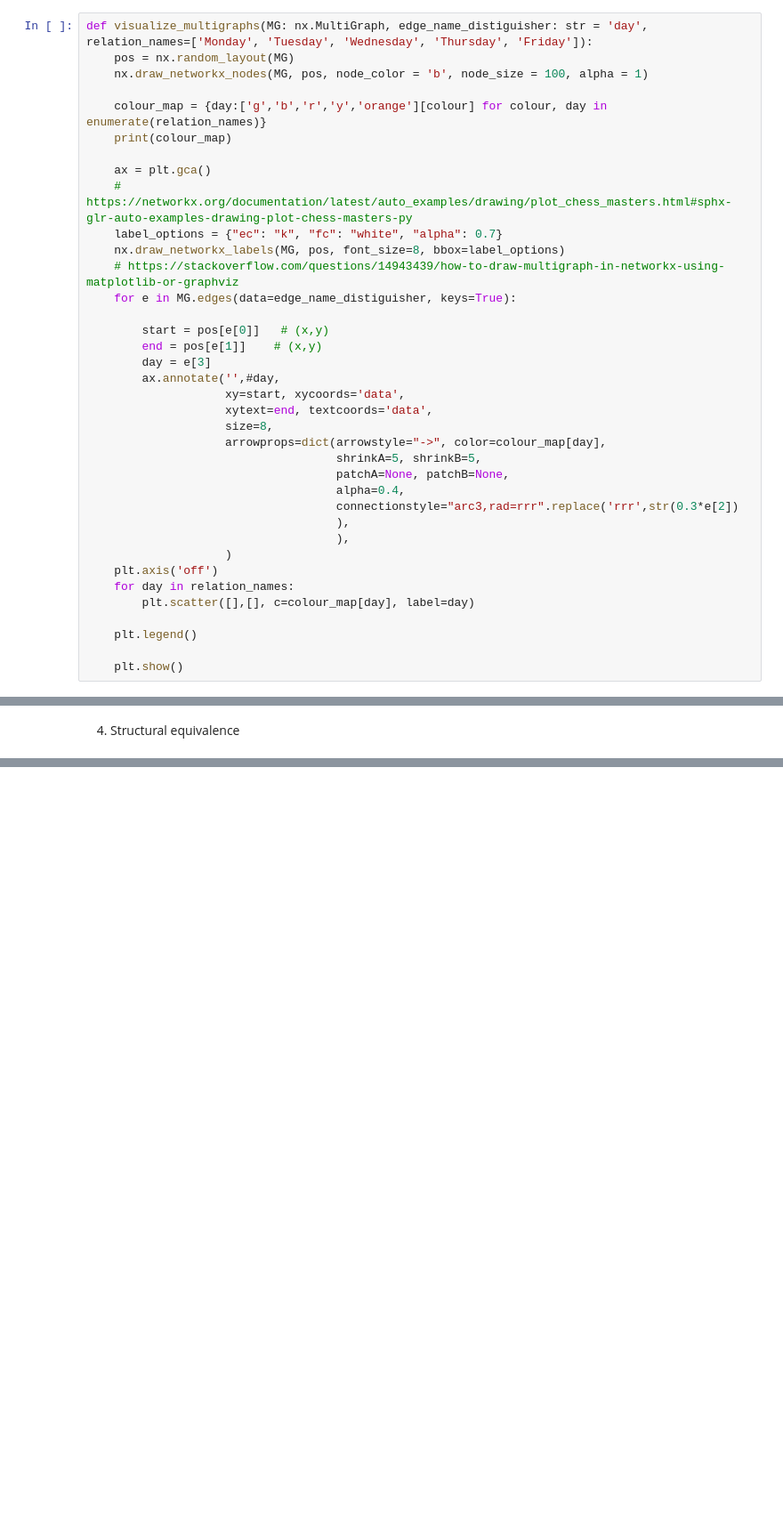
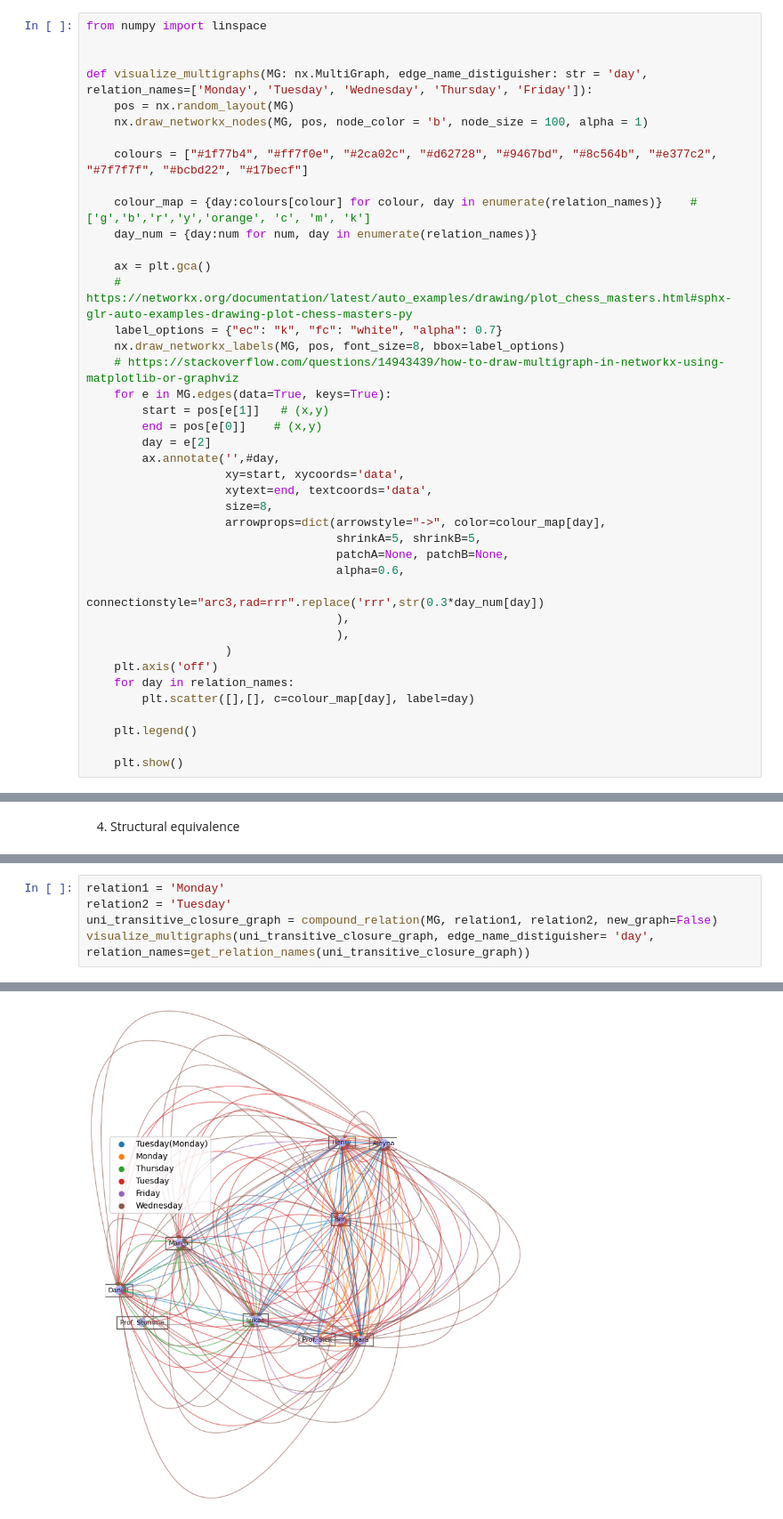
Before and after one commit to KlaraGtknst/SozNet_WS23_34, a Jupyter notebook: task5/SNAEx5b-KlaraGutekunst35677772.ipynb, the cells around one changed output, grey strips where cells are left out. Shown at 89% size. Saved outputs shown, nothing was run; the diff lists cells and outputs as text; blank space fills up the shorter version.

```diff
--- a/task5/SNAEx5b-KlaraGutekunst35677772.ipynb
+++ b/task5/SNAEx5b-KlaraGutekunst35677772.ipynb
@@ -74,21 +94,25 @@ print(MG.adj)
 # %%
+from numpy import linspace
+
+
 def visualize_multigraphs(MG: nx.MultiGraph, edge_name_distiguisher: str = 'day', relation_names=['Monday', 'Tuesday', 'Wednesday', 'Thursday', 'Friday']):
     pos = nx.random_layout(MG)
     nx.draw_networkx_nodes(MG, pos, node_color = 'b', node_size = 100, alpha = 1)
 
-    colour_map = {day:['g','b','r','y','orange'][colour] for colour, day in enumerate(relation_names)}
-    print(colour_map)
+    colours = ["#1f77b4", "#ff7f0e", "#2ca02c", "#d62728", "#9467bd", "#8c564b", "#e377c2", "#7f7f7f", "#bcbd22", "#17becf"]
+
+    colour_map = {day:colours[colour] for colour, day in enumerate(relation_names)}    #['g','b','r','y','orange', 'c', 'm', 'k']
+    day_num = {day:num for num, day in enumerate(relation_names)}
 
     ax = plt.gca()
     # https://networkx.org/documentation/latest/auto_examples/drawing/plot_chess_masters.html#sphx-glr-auto-examples-drawing-plot-chess-masters-py
     label_options = {"ec": "k", "fc": "white", "alpha": 0.7}
     nx.draw_networkx_labels(MG, pos, font_size=8, bbox=label_options)
     # https://stackoverflow.com/questions/14943439/how-to-draw-multigraph-in-networkx-using-matplotlib-or-graphviz
-    for e in MG.edges(data=edge_name_distiguisher, keys=True):
-
-        start = pos[e[0]]   # (x,y)
-        end = pos[e[1]]    # (x,y)
-        day = e[3]
+    for e in MG.edges(data=True, keys=True):
+        start = pos[e[1]]   # (x,y)
+        end = pos[e[0]]    # (x,y)
+        day = e[2]
         ax.annotate('',#day,
                     xy=start, xycoords='data',
                     xytext=end, textcoords='data',
@@ -96,8 +120,8 @@ def visualize_multigraphs(MG: nx.MultiGraph, edge_name_distiguisher: str = 'day'
                     arrowprops=dict(arrowstyle="->", color=colour_map[day],
                                     shrinkA=5, shrinkB=5,
                                     patchA=None, patchB=None,
-                                    alpha=0.4,
-                                    connectionstyle="arc3,rad=rrr".replace('rrr',str(0.3*e[2])
+                                    alpha=0.6,
+                                    connectionstyle="arc3,rad=rrr".replace('rrr',str(0.3*day_num[day])
                                     ),
                                     ),
                     )
@@ -129,0 +298,6 @@ def check_structural_equivalence(graph, v, w):
+# %%
+relation1 = 'Monday'
+relation2 = 'Tuesday'
+uni_transitive_closure_graph = compound_relation(MG, relation1, relation2, new_graph=False)
+visualize_multigraphs(uni_transitive_closure_graph, edge_name_distiguisher= 'day', relation_names=get_relation_names(uni_transitive_closure_graph))
+# %% [output]
@@ -129,0 +305 @@ def check_structural_equivalence(graph, v, w):
+[figure, added]
```
Also changed, not shown: parts of 19 cells of this notebook.
